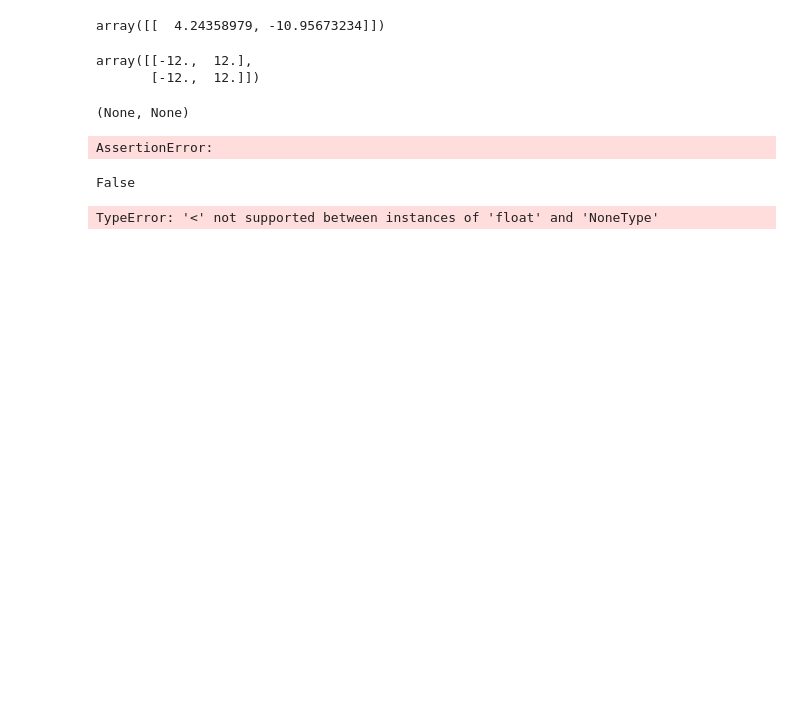
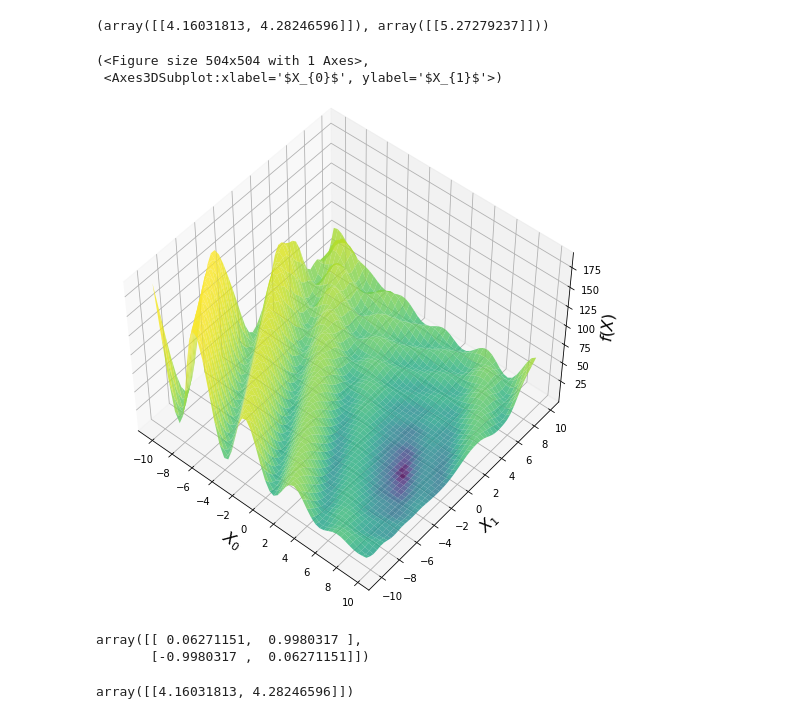
Before and after one commit to bessagroup/f3dasm, a Jupyter notebook: notebooks/offset.ipynb, the cells around one changed output. Drawn from its saved outputs; the diff is of its cells as text; code cells hidden in the pictures; blank space fills up the shorter version.

Commit message:
first try implementing rotation

```diff
--- a/notebooks/offset.ipynb
+++ b/notebooks/offset.ipynb
@@ -4,8 +5,17 @@ import numpy as np
 # %%
 FUNCTIONS = f3dasm.functions.FUNCTIONS_2D
 # %%
-seed = 41 #np.random.randint(low=0,high=1e5)
+seed = np.random.randint(low=0,high=1e5)
 dim = 2
-domain = np.tile([-12., 12.], (dim,1))
+domain = np.tile([-10., 10.], (dim,1))
+# %%
+def rot_matrix(degree):
+    theta = np.radians(degree)
+    c, s = np.cos(theta), np.sin(theta)
+    return np.array(( (c, -s), (s, c) ))
 # %%
-func = f3dasm.functions.Shubert(seed=seed, scale_bounds=domain)
+func = f3dasm.functions.Levy(seed=seed, scale_bounds=domain)
+# func.offset = np.zeros(dim)
+func.rotation_matrix = rot_matrix(31)
+
+func.offset
@@ -22,31 +32,21 @@ x, y
-# %%
-func._create_offset()
-o = func.offset
-o
-# %% [output]
-array([[  4.24358979, -10.95673234]])
-# %%
-func.scale_bounds
-# %% [output]
-array([[-12.,  12.],
-       [-12.,  12.]])
 # %%
 print(func.get_global_minimum(dim))
 # %% [output]
-(None, None)
+(array([[4.16031813, 4.28246596]]), array([[5.27279237]]))
-# %%
-func = f3dasm.functions.Shubert(seed=seed)
-
-func._create_offset()
-xmin = func._check_global_minimum()
-assert func.check_if_within_bounds(xmin)
-# %% [output]
-AssertionError:
-# %%
-func.check_if_within_bounds(xmin)
-# %% [output]
-False
+# %%
+func.plot(domain=domain,px=50)
+# %% [output]
+(<Figure size 504x504 with 1 Axes>,
+ <Axes3DSubplot:xlabel='$X_{0}$', ylabel='$X_{1}$'>)
+[figure, added]
+# %%
+rot = special_ortho_group(dim=2, seed=22).rvs()
+rot
+# %% [output]
+array([[ 0.06271151,  0.9980317 ],
+       [-0.9980317 ,  0.06271151]])
 # %%
-func.check_if_within_bounds(func.get_global_minimum(dim)[0])
+x = func.get_global_minimum(2)[0]
+x
 # %% [output]
-TypeError: '<' not supported between instances of 'float' and 'NoneType'
+array([[4.16031813, 4.28246596]])
```
Also changed, not shown: parts of 24 cells of this notebook, 2 other files.
